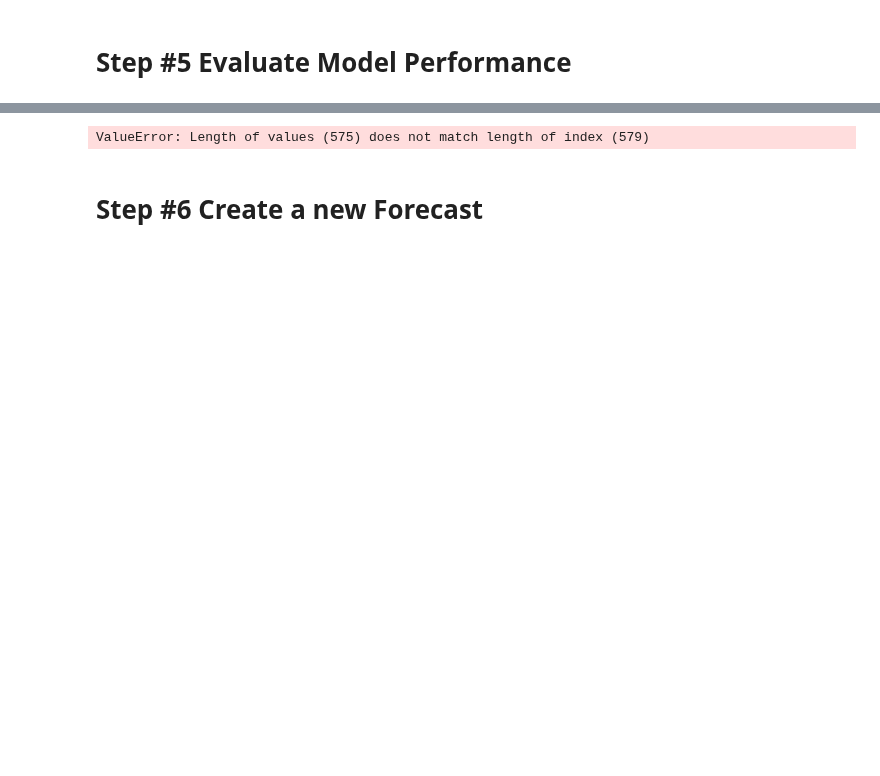
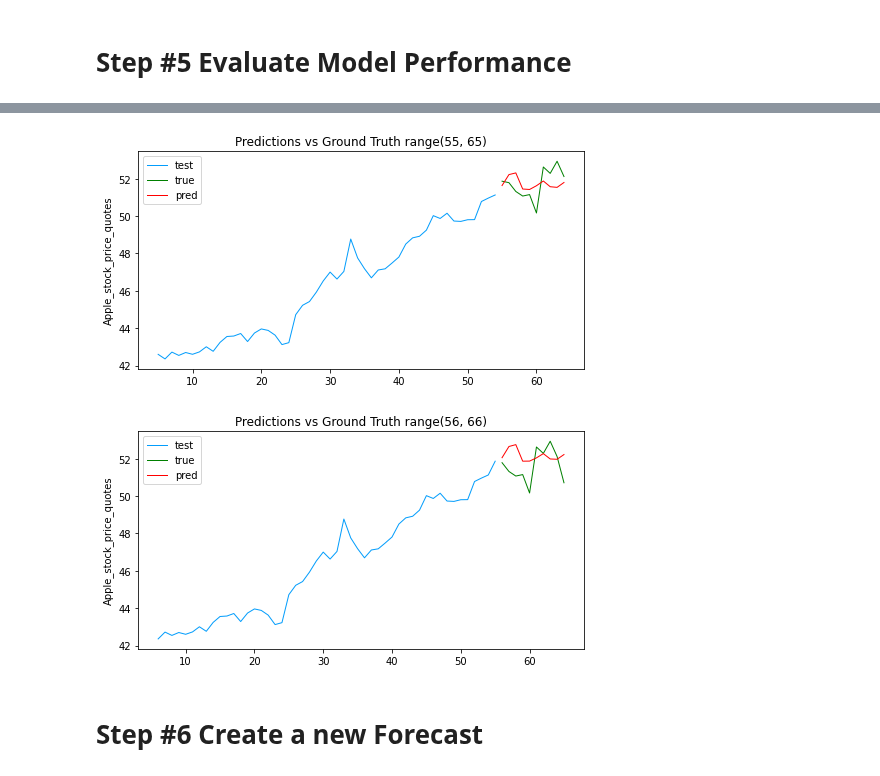
Before and after one commit to flo7up/relataly-public-python-tutorials, a Jupyter notebook: 006 Time Series Forecasting - Multi-Output Regression.ipynb, the cells around one changed output, grey strips where cells are left out. Saved outputs shown, nothing was run; the diff lists cells and outputs as text; code cells hidden in the pictures; blank space fills up the shorter version.

```diff
--- a/006 Time Series Forecasting - Multi-Output Regression.ipynb
+++ b/006 Time Series Forecasting - Multi-Output Regression.ipynb
@@ -282,37 +263,0 @@ Median Absolute Percentage Error (MDAPE): 4.62 %
-# %%
-# The date from which on the date is displayed
-display_start_date = "2018-01-01"
-
-# Add the difference between the valid and predicted prices
-train = data[:train_data_length + 1]
-valid = data[train_data_length:]
-valid.insert(1, "Predictions", y_pred, True)
-valid.insert(1, "Difference", valid["Predictions"] - valid["Close"], True)
-
-# Zoom in to a closer timeframe
-valid = valid[valid.index > display_start_date]
-train = train[train.index > display_start_date]
-
-# Visualize the data
-fig, ax = plt.subplots(figsize=(16, 8), sharex=True)
-
-plt.title("Predictions vs Ground Truth", fontsize=20)
-plt.ylabel(stockname, fontsize=18)
-plt.plot(train["Close"], color="#039dfc", linewidth=2.0)
-plt.plot(valid["Predictions"], color="#E91D9E", linewidth=2.0)
-plt.plot(valid["Close"], color="black", linewidth=2.0)
-plt.legend(["Train", "Test Predictions", "Ground Truth"], loc="upper left")
-
-# Fill between plotlines
-# ax.fill_between(yt.index, 0, yt["Close"], color="#b9e1fa")
-# ax.fill_between(yv.index, 0, yv["Predictions"], color="#F0845C")
-# ax.fill_between(yv.index, yv["Close"], yv["Predictions"], color="grey")
-
-# Create the bar plot with the differences
-valid.loc[valid["Difference"] >= 0, 'diff_color'] = "#2BC97A"
-valid.loc[valid["Difference"] < 0, 'diff_color'] = "#C92B2B"
-plt.bar(valid.index, valid["Difference"], width=0.8, color=valid['diff_color'])
-
-plt.show()
-# %% [output]
-ValueError: Length of values (575) does not match length of index (579)
@@ -359,2 +264,37 @@ plt.show()
+# %%
+def plot_multi_test_forecast(i, s, x_test, y_test_unscaled, y_pred_unscaled):
+
+    # reshape the testset into a one-dimensional array, so that it fits to the pred scaler
+    x_test_scaled_reshaped = np.array(pd.DataFrame(x_test[i])[index_Close]).reshape(-1, 1)
+
+    # undo the scaling on the testset
+    df_test = pd.DataFrame(scaler_pred.inverse_transform(x_test_scaled_reshaped) )
+
+    # set the max index
+    test_max_index = df_test.shape[0]
+    pred_max_index = y_pred_unscaled[0].shape[0]
+    test_index = range(i, i + test_max_index)
+    pred_index = range(i + test_max_index, i + test_max_index + pred_max_index)
+
+    # package y_pred_unscaled and y_test_unscaled into a dataframe with columns pred and true
+    data = pd.DataFrame(list(zip(y_pred_unscaled[s], y_test_unscaled[i])), columns=['pred', 'true']) #
+
+    fig, ax = plt.subplots(figsize=(8, 4))
+    plt.title(f"Predictions vs Ground Truth {pred_index}", fontsize=12)
+    ax.set(ylabel = stockname + "_stock_price_quotes")
+
+    sns.lineplot(data = df_test,  y = df_test[0], x=test_index, color="#039dfc", linewidth=1.0, label='test')
+    sns.lineplot(data = data,  y='true', x=pred_index, color="g", linewidth=1.0, label='true')
+    sns.lineplot(data = data,  y='pred', x=pred_index, color="r", linewidth=1.0, label='pred')
+
+x_test_unscaled = scaler_pred.inverse_transform(np.array(pd.DataFrame(x_test[0])[index_Close]).reshape(-1, 1))
+df_test = pd.DataFrame(x_test_unscaled)
+
+for i in range(5, 7): #i is the starting point for the batch in the time-series
+    #data = pd.DataFrame(list(zip(y_pred[i], y_test_unscaled[i])), columns=['pred', 'true'], index=range(55,65))
+    plot_multi_test_forecast(i, i, x_test, y_test_unscaled, y_pred)
+# %% [output]
+[figure, added]
+[figure, added]
 # %% [markdown]
 # Step #6 Create a new Forecast
```
Also changed, not shown: parts of 15 cells of this notebook.
